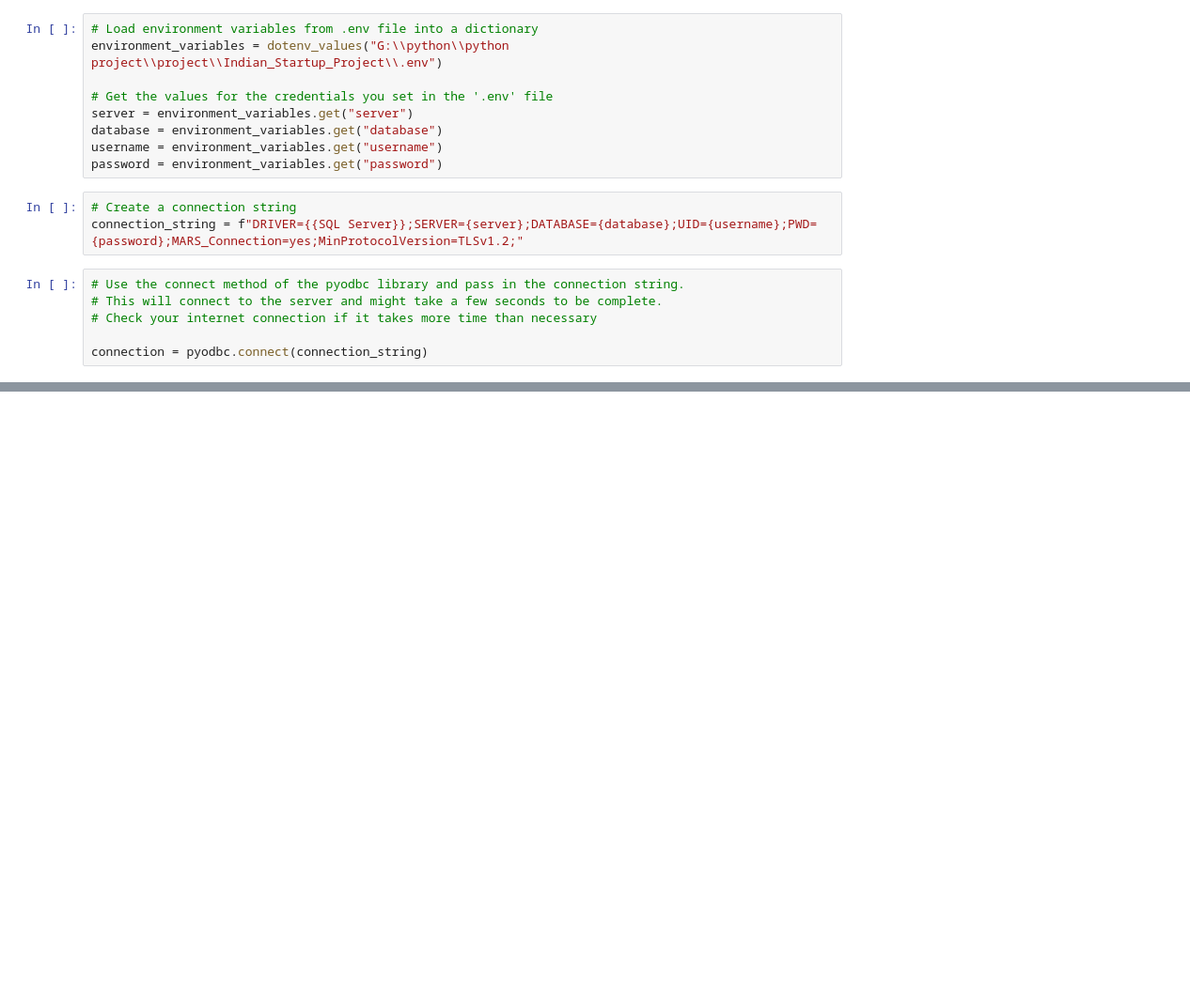
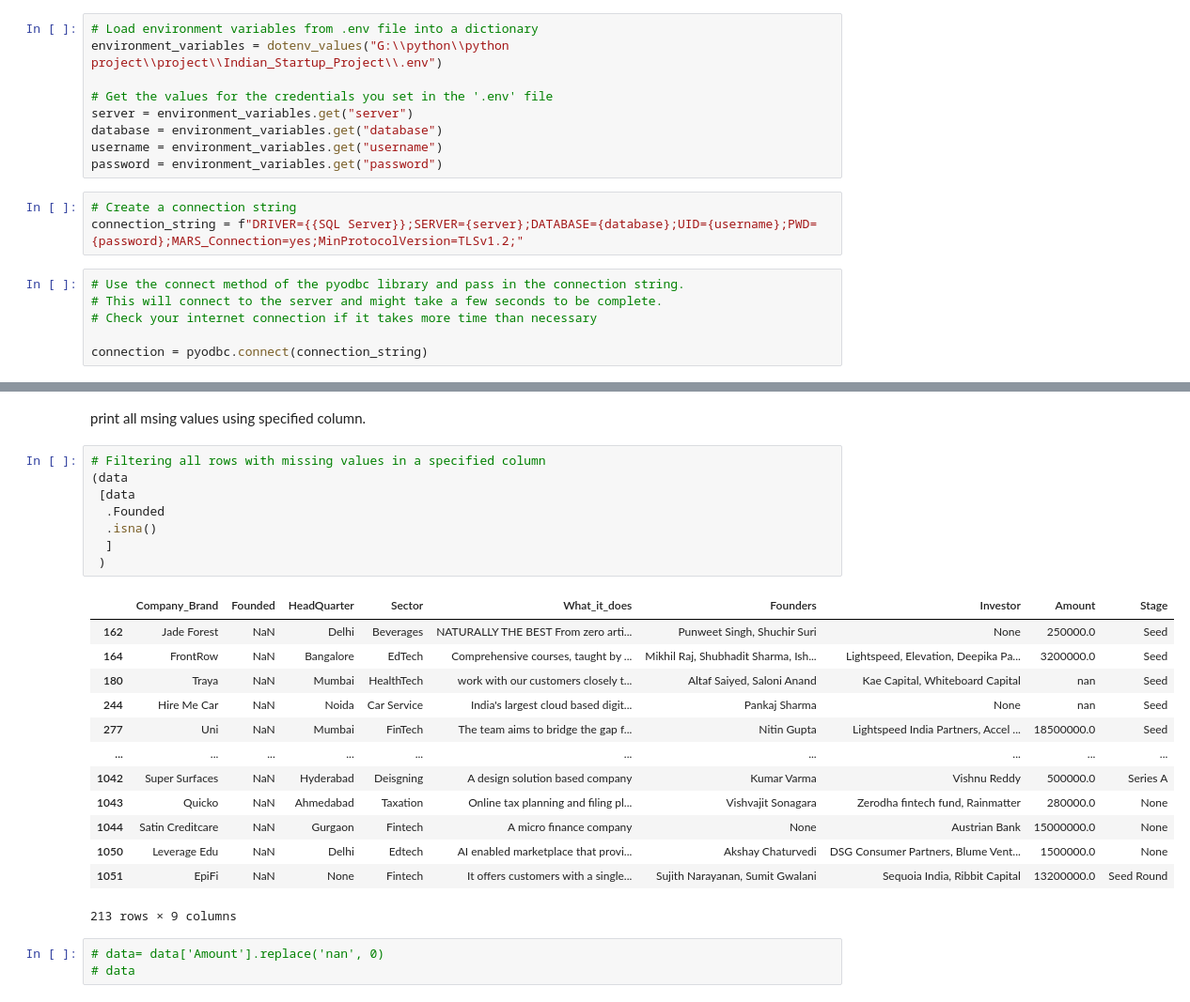
Before and after one commit to MayayaPatrick/Indian_Startup_Project, a Jupyter notebook: LP1_project.ipynb, the cells around one changed output, grey strips where cells are left out. Shown: that part at 94% size. Drawn from its saved outputs; the diff is of its cells as text; blank space fills up the shorter version.

```diff
--- a/LP1_project.ipynb
+++ b/LP1_project.ipynb
@@ -89,0 +299,27 @@ connection = pyodbc.connect(connection_string)
+# %% [markdown]
+print all msing values using specified column.
+# %%
+# Filtering all rows with missing values in a specified column
+(data
+ [data
+  .Founded
+  .isna()
+  ]
+ )
+# %% [output]
+|  | Company_Brand | Founded | HeadQuarter | Sector | What_it_does | Founders | Investor | Amount | Stage |
+| 162 | Jade Forest | NaN | Delhi | Beverages | NATURALLY THE BEST From zero arti... | Punweet Singh, Shuchir Suri | None | 250000.0 | Seed |
+| 164 | FrontRow | NaN | Bangalore | EdTech | Comprehensive courses, taught by ... | Mikhil Raj, Shubhadit Sharma, Ish... | Lightspeed, Elevation, Deepika Pa... | 3200000.0 | Seed |
+| 180 | Traya | NaN | Mumbai | HealthTech | work with our customers closely t... | Altaf Saiyed, Saloni Anand | Kae Capital, Whiteboard Capital | nan | Seed |
+| 244 | Hire Me Car | NaN | Noida | Car Service | India's largest cloud based digit... | Pankaj Sharma | None | nan | Seed |
+| 277 | Uni | NaN | Mumbai | FinTech | The team aims to bridge the gap f... | Nitin Gupta | Lightspeed India Partners, Accel ... | 18500000.0 | Seed |
+| ... | ... | ... | ... | ... | ... | ... | ... | ... | ... |
+| 1042 | Super Surfaces | NaN | Hyderabad | Deisgning | A design solution based company | Kumar Varma | Vishnu Reddy | 500000.0 | Series A |
+| 1043 | Quicko | NaN | Ahmedabad | Taxation | Online tax planning and filing pl... | Vishvajit Sonagara | Zerodha fintech fund, Rainmatter | 280000.0 | None |
+| 1044 | Satin Creditcare | NaN | Gurgaon | Fintech | A micro finance company | None | Austrian Bank | 15000000.0 | None |
+| 1050 | Leverage Edu | NaN | Delhi | Edtech | AI enabled marketplace that provi... | Akshay Chaturvedi | DSG Consumer Partners, Blume Vent... | 1500000.0 | None |
+| 1051 | EpiFi | NaN | None | Fintech | It offers customers with a single... | Sujith Narayanan, Sumit Gwalani | Sequoia India, Ribbit Capital | 13200000.0 | Seed Round |
+213 rows × 9 columns
+# %%
+# data= data['Amount'].replace('nan', 0)
+# data
```
Also changed, not shown: parts of 29 cells of this notebook.
